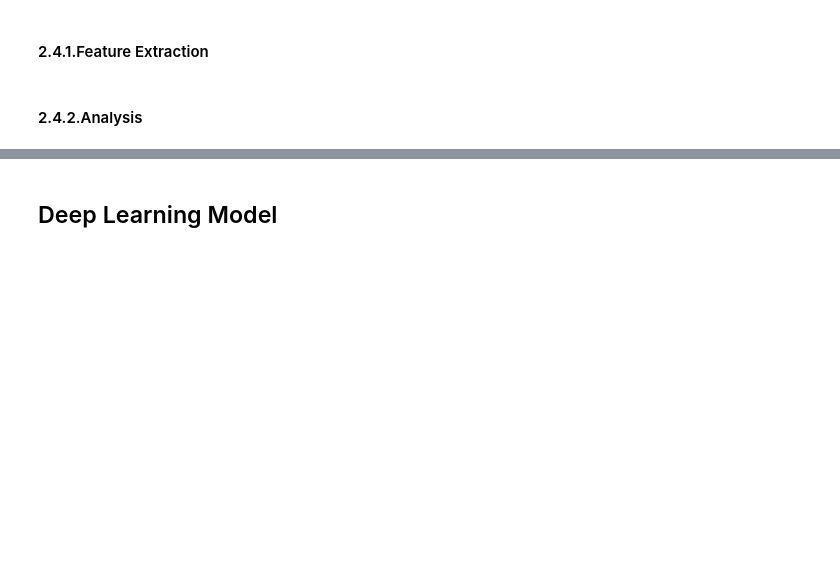
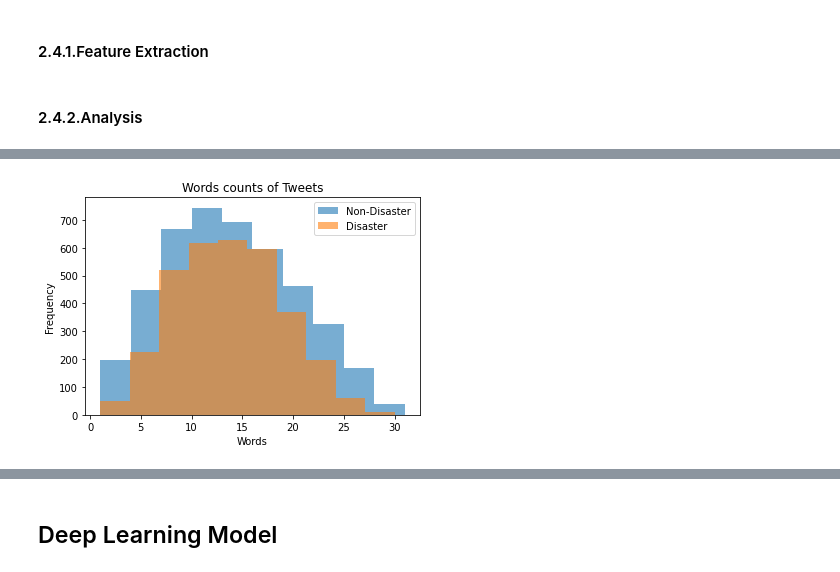
Before and after one commit to keivanipchihagh/NLP-with-Disaster-Tweets, a Jupyter notebook: NLP with Disaster Tweets.ipynb, the cells around one changed output, grey strips where cells are left out. Cells and saved outputs as stored; diff of their text form; code cells hidden in the pictures; blank space fills up the shorter version.

```diff
--- a/NLP with Disaster Tweets.ipynb
+++ b/NLP with Disaster Tweets.ipynb
@@ -456,0 +463,12 @@ train_df.head()
+# %%
+# Analyze the numeber of words
+plt.hist(train_df.loc[train_df['target'] == 0, 'words'], label = "Non-Disaster", alpha = 0.6)
+plt.hist(train_df.loc[train_df['target'] == 1, 'words'], label = "Disaster", alpha = 0.6)
+
+plt.xlabel("Words")
+plt.ylabel("Frequency")
+plt.title('Words counts of Tweets')
+plt.legend()
+plt.show()
+# %% [output]
+[figure, added]
```
Also changed, not shown: parts of 11 cells of this notebook.
